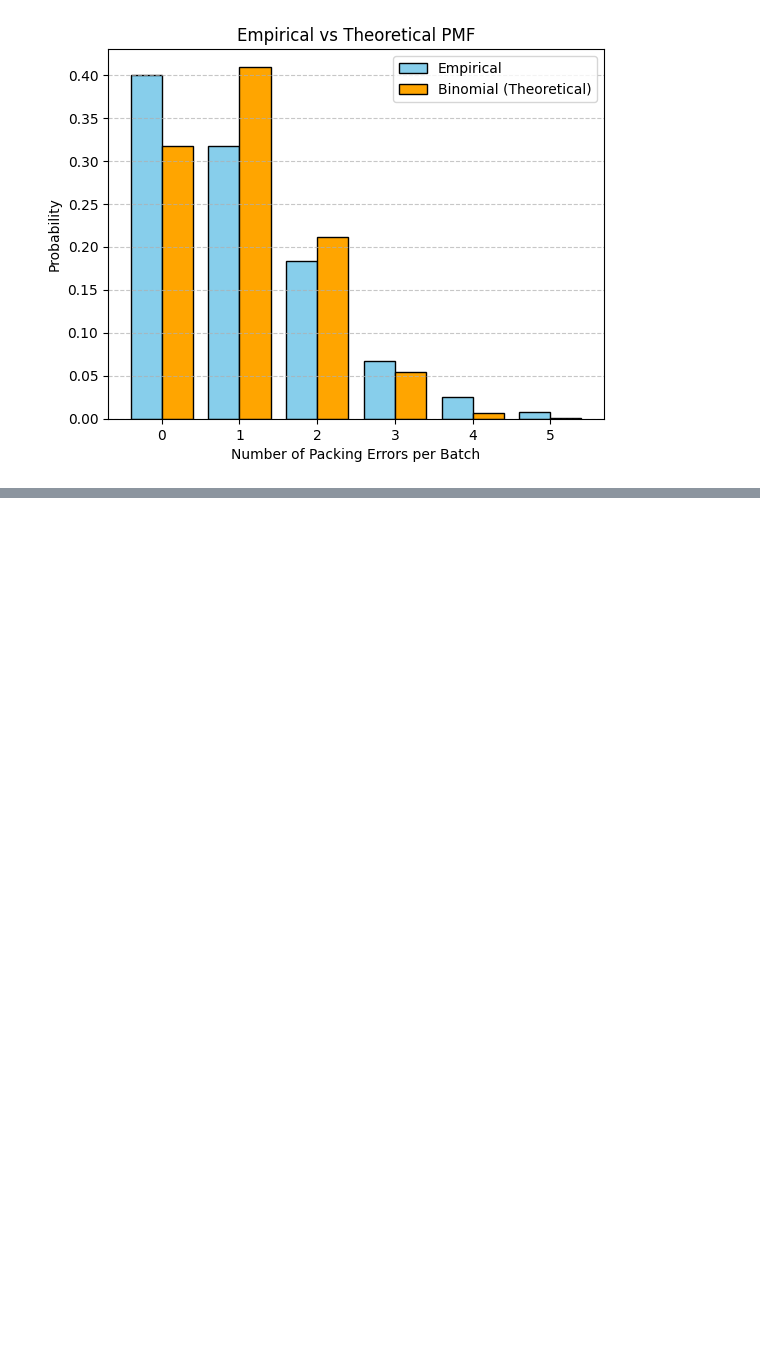
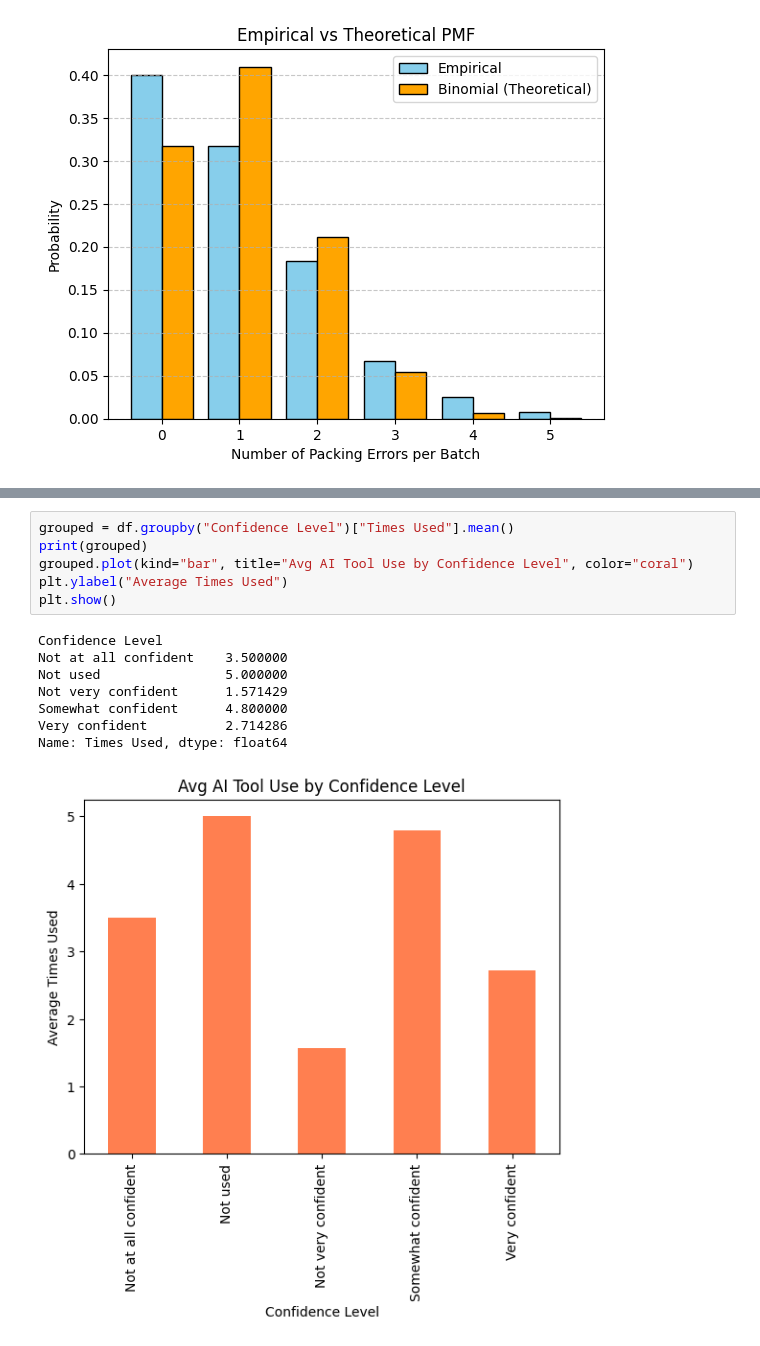
Before and after one commit to Puskar-2212/Data-analysis-tasks, a Jupyter notebook: HCAI5DS02_Puskar_worksheet3.ipynb, the cells around one changed output, grey strips where cells are left out. Drawn from its saved outputs; the diff is of its cells as text; blank space fills up the shorter version.

```diff
--- a/HCAI5DS02_Puskar_worksheet3.ipynb
+++ b/HCAI5DS02_Puskar_worksheet3.ipynb
@@ -73,0 +115,15 @@ plt.show()
+# %%
+grouped = df.groupby("Confidence Level")["Times Used"].mean()
+print(grouped)
+grouped.plot(kind="bar", title="Avg AI Tool Use by Confidence Level", color="coral")
+plt.ylabel("Average Times Used")
+plt.show()
+# %% [output]
+Confidence Level
+Not at all confident    3.500000
+Not used                5.000000
+Not very confident      1.571429
+Somewhat confident      4.800000
+Very confident          2.714286
+Name: Times Used, dtype: float64
+[figure, added]
```
Also changed, not shown: parts of 22 cells of this notebook.
